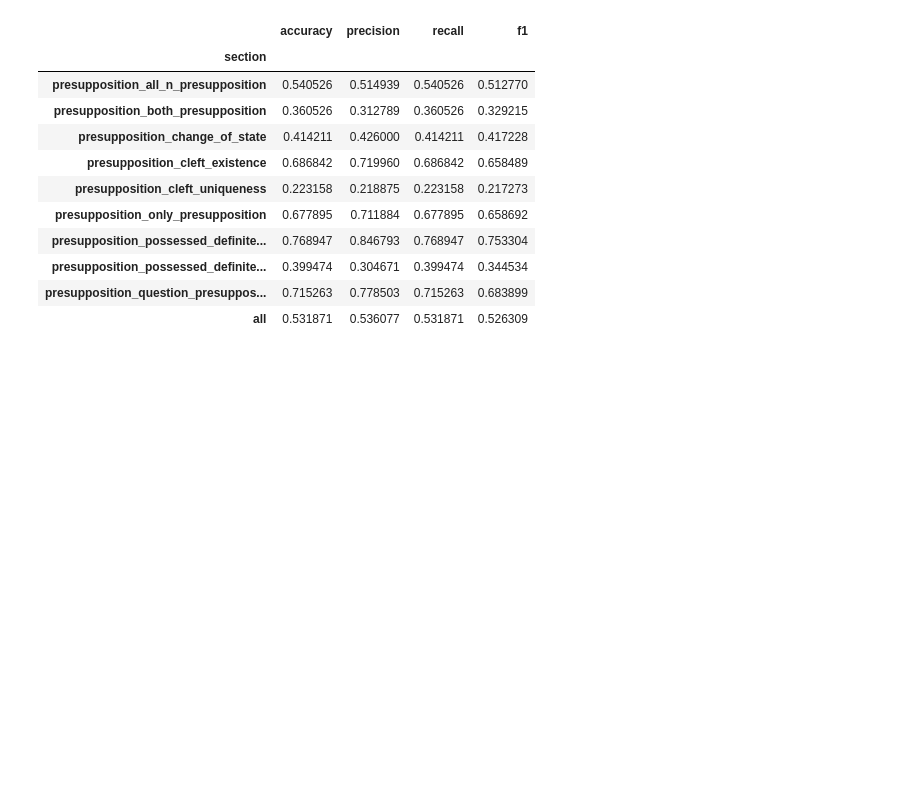
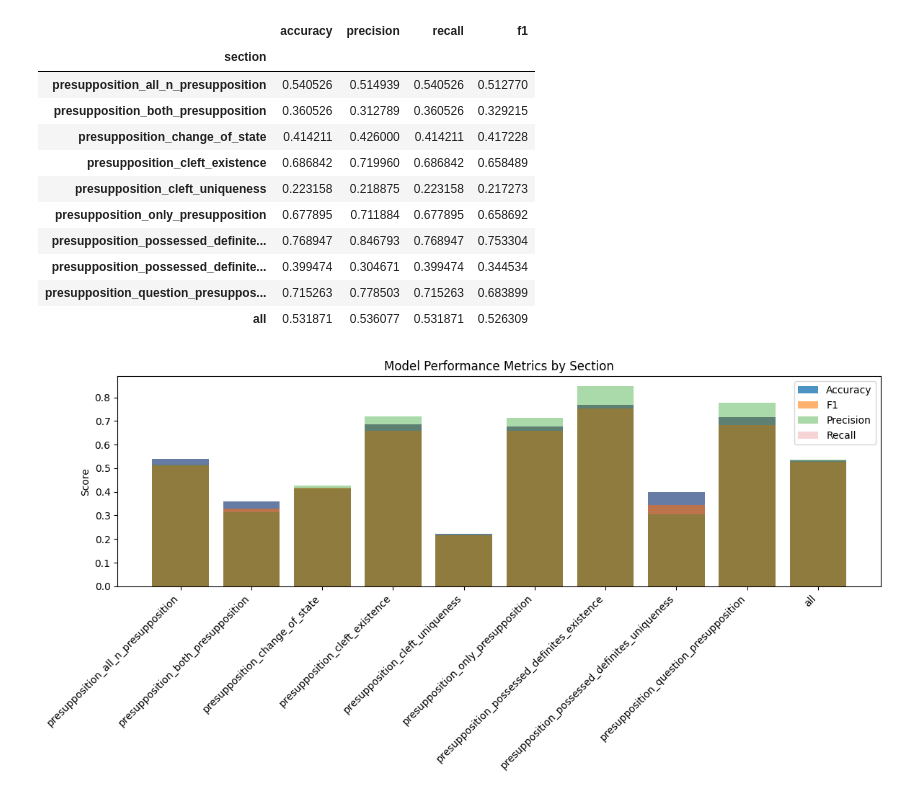
Before and after one commit to lotem1995/nlp-with-llms-2025-hw2, a Jupyter notebook: imppres_baseline.ipynb, the cells around one changed output. Saved outputs shown, nothing was run; the diff lists cells and outputs as text; code cells hidden in the pictures; blank space fills up the shorter version.

Commit message:
2.3 Fixed Impress, added more models.

```diff
--- a/imppres_baseline.ipynb
+++ b/imppres_baseline.ipynb
@@ -127,9 +136,17 @@ https://www.kaggle.com/code/faijanahamadkhan/llm-evaluation-framework-hugging-fa
 # %% [markdown]
 We will first run the model through the dataset:
 # %%
-results = {}
-for section_name, section in dataset.items():
-    print(f"evaluating section:\t{section_name}")
-    key=next(iter(section.keys()))
-    results[section_name] = evaluate_on_dataset(section[key])
+# results = {}
+# for section_name, section in dataset.items():
+#     print(f"evaluating section:\t{section_name}")
+#     results[section_name] = evaluate_on_dataset(section)
+from concurrent.futures import ThreadPoolExecutor
+
+def run_section(section_name, section):
+    print(f"Evaluating {section_name}")
+    return section_name, evaluate_on_dataset(section)
+
+with ThreadPoolExecutor(max_workers=4) as executor:
+    futures = [executor.submit(run_section, name, data) for name, data in dataset.items()]
+    results = dict(f.result() for f in futures)
 # %% [output]
@@ -205,3 +246,21 @@ display(df.set_index("section"))
 | presupposition_possessed_definite... | 0.399474 | 0.304671 | 0.399474 | 0.344534 |
 | presupposition_question_presuppos... | 0.715263 | 0.778503 | 0.715263 | 0.683899 |
 | all | 0.531871 | 0.536077 | 0.531871 | 0.526309 |
+# %%
+import matplotlib.pyplot as plt
+
+plt.figure(figsize=(12, 6))
+
+plt.bar(df.index, df['accuracy'], alpha=0.8, label='Accuracy')
+plt.bar(df.index, df['f1'], alpha=0.6, label='F1')
+plt.bar(df.index, df['precision'], alpha=0.4, label='Precision')
+plt.bar(df.index, df['recall'], alpha=0.2, label='Recall')
+
+plt.xticks(ticks=df.index, labels=df['section'], rotation=45, ha='right')
+plt.title('Model Performance Metrics by Section')
+plt.ylabel('Score')
+plt.legend()
+plt.tight_layout()
+plt.show()
+# %% [output]
+[figure, added]
```
Also changed, not shown: parts of 5 cells of this notebook, 2 other files.
